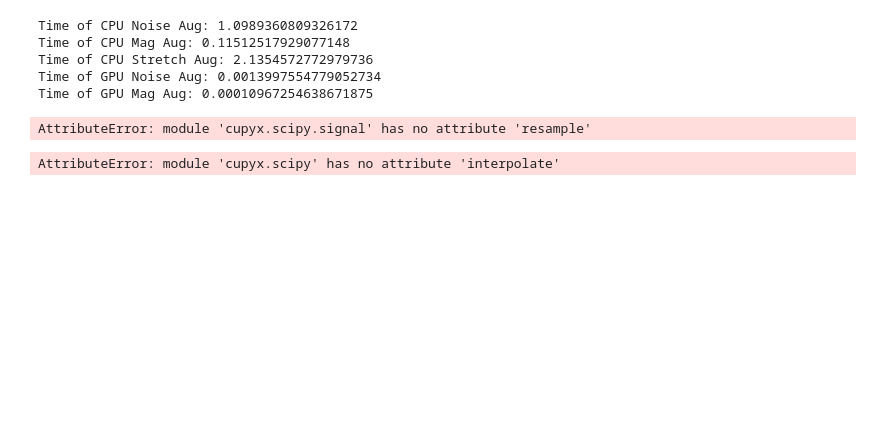
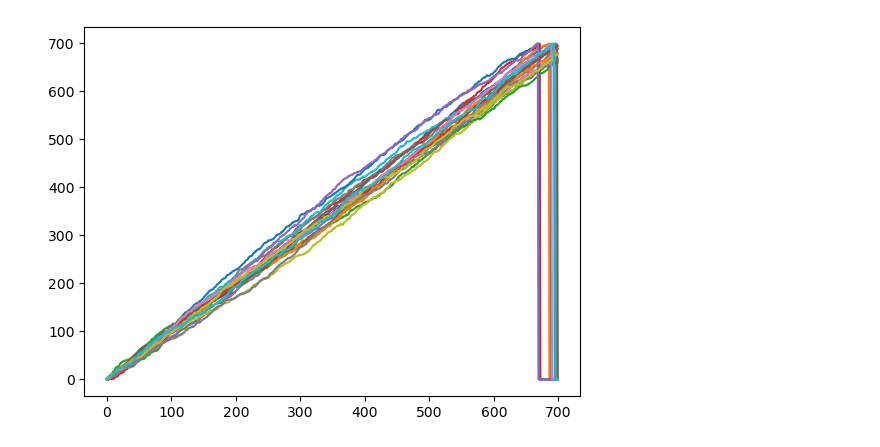
Before and after one commit to JavierKipen/browDataAug, a Jupyter notebook: scripts/Computing_Tests/Cupy/CupyTestsAug.ipynb, the cells around one changed output. Saved outputs shown, nothing was run; the diff lists cells and outputs as text; code cells hidden in the pictures; blank space fills up the shorter version.

```diff
--- a/scripts/Computing_Tests/Cupy/CupyTestsAug.ipynb
+++ b/scripts/Computing_Tests/Cupy/CupyTestsAug.ipynb
@@ -58,19 +0,0 @@ def timeAndTestFnc(xs,fnc, nameFnc=""):
-# %%
-timeAndTestFnc(xs,noiseAug, nameFnc="CPU Noise Aug")
-timeAndTestFnc(xs,magnitudeAug, nameFnc="CPU Mag Aug")
-timeAndTestFnc(xs,stretchAug, nameFnc="CPU Stretch Aug")
-
-timeAndTestFnc(xs_gpu,noiseAug_gpu, nameFnc="GPU Noise Aug")
-timeAndTestFnc(xs_gpu,magnitudeAug_gpu, nameFnc="GPU Mag Aug")
-timeAndTestFnc(xs_gpu,stretchAug_gpu, nameFnc="GPU Stretch Aug")
-# %% [output]
-Time of CPU Noise Aug: 1.0989360809326172
-Time of CPU Mag Aug: 0.11512517929077148
-Time of CPU Stretch Aug: 2.1354572772979736
-Time of GPU Noise Aug: 0.0013997554779052734
-Time of GPU Mag Aug: 0.00010967254638671875
-AttributeError: module 'cupyx.scipy.signal' has no attribute 'resample'
-# %%
-cupyx.scipy.interpolate
-# %% [output]
-AttributeError: module 'cupyx.scipy' has no attribute 'interpolate'
@@ -76,0 +3,7 @@ AttributeError: module 'cupyx.scipy' has no attribute 'interpolate'
+# %%
+gpu_computation=False;
+##Only brownian augmentation
+da = DataAugmenter(brow_std=0.9,magnitude_rel_std=0.0001,stretch_rel_std=0.0001,noise_std=0.0001,fill_noise_std=0.05,apply_brownian_aug=True,gpu_computation=gpu_computation)
+show_few_examples_augmentation(da,ex_translocation_type="arange",n_show=20)
+# %% [output]
+[figure, added]
```
Also changed, not shown: parts of 10 cells of this notebook.
